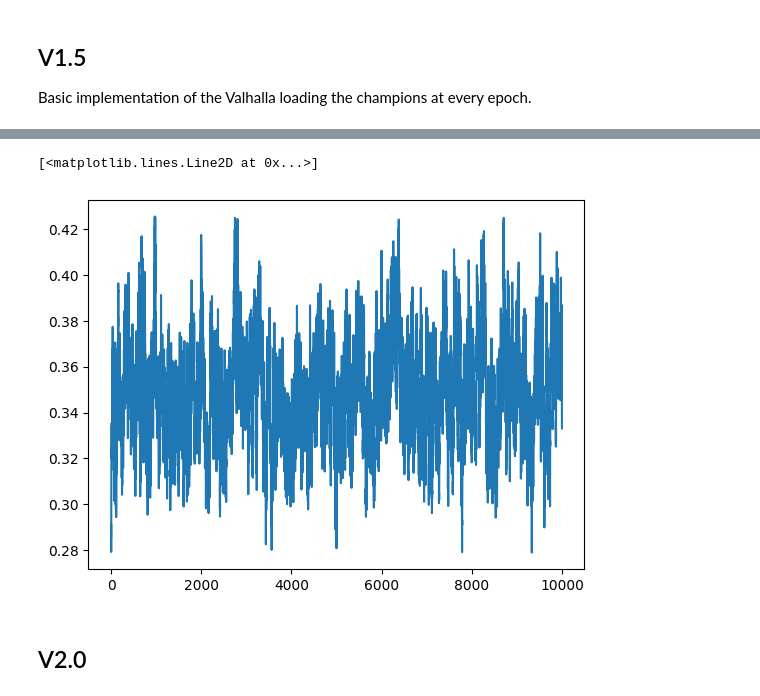
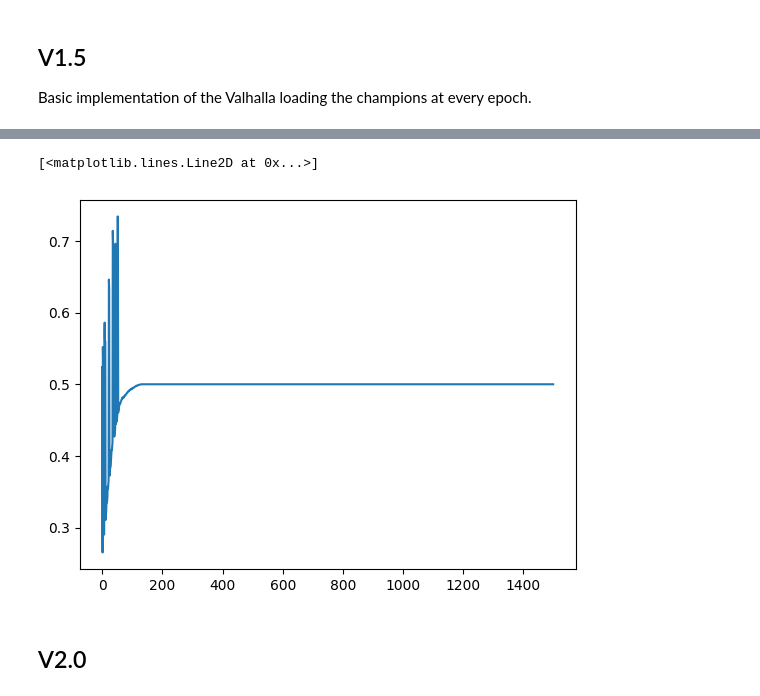
Before and after one commit to Mattizza/CompInt2324, a Jupyter notebook: Lab_3/lab9.ipynb, the cells around one changed output, grey strips where cells are left out. Cells and saved outputs as stored; diff of their text form; code cells hidden in the pictures.

```diff
--- a/Lab_3/lab9.ipynb
+++ b/Lab_3/lab9.ipynb
@@ -177,14 +207,16 @@ for sur in ordered_mutated:
 ## V1.5
 Basic implementation of the Valhalla loading the champions at every epoch.
 # %%
-POP_SIZE = 100          # Number of parents
-N_OFFSPRINGS = 300      # Number of children
-N_GENERATIONS = 10000   # Number of generations
-TOP_K = 30              # Number of parents from which generating the offsprings
+POP_SIZE = 50           # Number of parents
+N_OFFSPRINGS = 150       # Number of children
+N_GENERATIONS = 1500    # Number of generations
+TOP_K = 20              # Number of parents from which generating the offsprings
 EPOCH = 30              # Number of generation to reintroduce the best fitting
-N_CHAMPIONS = 4         # Number of champions that will rest in the Valhalla
-SIZE = 50               # Size of the genome
+N_CHAMPIONS = 12        # Number of champions that will rest in the Valhalla
+SIZE = 1000             # Size of the genome
+P_MUTATION = 0.2        # Probability of a mutation
 
+fitness = lab9_lib.make_problem(5)
 
 pop = []
 for _ in range(POP_SIZE):
@@ -192,45 +224,48 @@ for _ in range(POP_SIZE):
 # %%
 parents = roulette_selection(TOP_K, pop, [fitness(ind) for ind in pop])
 
-# 3 is the number of N_CHAMPIONS that can be stored simultaneously. For example,
-# if N_CHAMPIONS == 4, the valhalla can store up to 12 champions.
-valhalla = np.empty(shape = (3 * N_CHAMPIONS, SIZE), dtype=np.int16)
+# EPOCH // 10 is the number of N_CHAMPIONS that can be stored simultaneously. For example,
+# if N_CHAMPIONS == 4, and EPOCH // 10 == 3 the valhalla can store up to 12 champions.
+valhalla = np.empty(shape = ((EPOCH // 10) * N_CHAMPIONS, SIZE), dtype=np.int16)
 max_fit = []
 avg_fit = []
 
 for _ in range(N_GENERATIONS):
 
-    recombinated_offsprings = map(one_cut_xover, parents)
+    recombinated_offsprings = map(random_xover, parents)
+    # recombinated_offsprings = map(one_cut_xover, parents)
+    # recombinated_offsprings = map(uniform_xover, parents)
     mutated_offsprings = np.array(list(map(mutate_bit, recombinated_offsprings)))
     fit = np.array(list(map(fitness, mutated_offsprings)))
+    survived = mutated_offsprings[np.argsort(fit)[-POP_SIZE:]]
 
-    survived = mutated_offsprings[np.argsort(fit) < POP_SIZE]
     max_fit.append(max(fit))        # Simple statistics
     avg_fit.append(np.mean(fit))
 
-    if (fit > 0.95).any():
+    if (fit == 1).any():
         break
 
     # Every 10 generations, pick the champions and put them in a buffer, which, once full
     # (size equal to 3 * N_CHAMPIONS) keeps the most recent 2 * N_CHAMPIONS and substitutes
     # the oldest 1 * N_CHAMPIONS with the ones just computed.
     if _ % 10 == 0 and _ != 0:
-        champions = mutated_offsprings[np.argsort(fit) < N_CHAMPIONS]
-        start = (((_ - 1) % EPOCH) // 10) * 4
-        end = (((_ - 1) % EPOCH) // 10) * 4 + 4
-        valhalla[start:end, :] = mutated_offsprings[np.argsort(fit) < N_CHAMPIONS]
+        champions = mutated_offsprings[np.argsort(fit)[-N_CHAMPIONS:]]
+        start = (((_ - 1) % EPOCH) // 10) * N_CHAMPIONS
+        end = (((_ - 1) % EPOCH) // 10) * N_CHAMPIONS + N_CHAMPIONS
+        valhalla[start:end, :] = mutated_offsprings[np.argsort(fit)[-N_CHAMPIONS:]]
 
-    # Every epoch, load the valhalla e compute the parents.
+
+
+    # Every epoch, load the valhalla and compute the parents.
     if _ % EPOCH == 0 and _ != 0:
         survived = np.concatenate((survived, valhalla))
 
     # Introduce some randomicity in order to inject champions from time to time.
-    if random() < 0.5 and (_ % EPOCH == 0 and _ != 0):
+    if random() < 0.8 and (_ % EPOCH == 0 and _ != 0):
         survived = np.concatenate((survived, choices(valhalla, k = 4)))
 
     parents = roulette_selection(TOP_K, survived, [fitness(ind) for ind in survived])
     print(_)
-    # print(_)
 # %% [output]
 0
 1
@@ -276,8 +311,8 @@ for sur in ordered_mutated:
 # %%
-plt.plot(range(len(avg_fit)), avg_fit)
+plt.plot(range(len(max_fit)), max_fit)
 # %% [output]
 [<matplotlib.lines.Line2D at 0x...>]
-[figure, old version]
+[figure, new version]
 # %% [markdown]
 ## V2.0
 # %%
```
Also changed, not shown: parts of 16 cells of this notebook.
